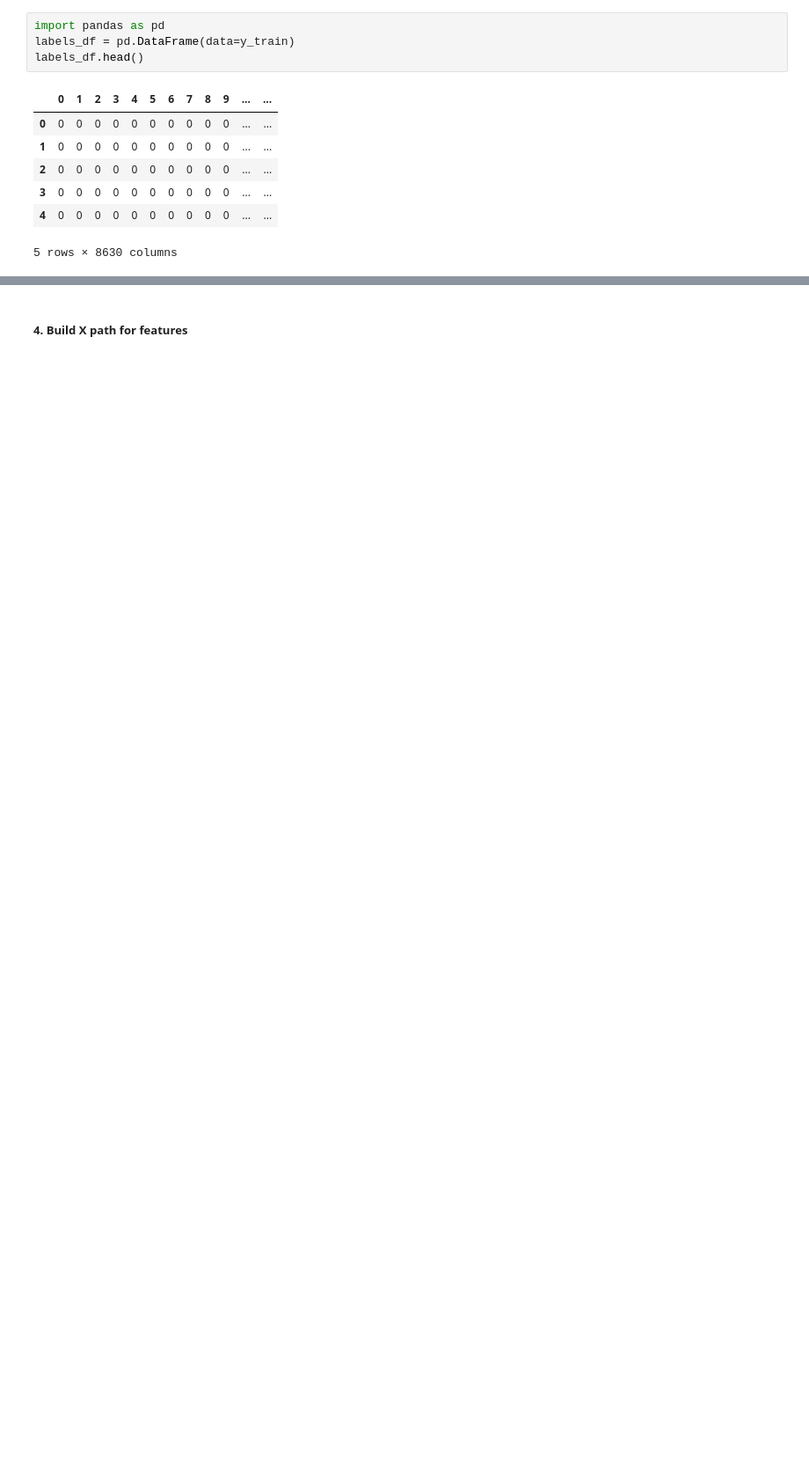
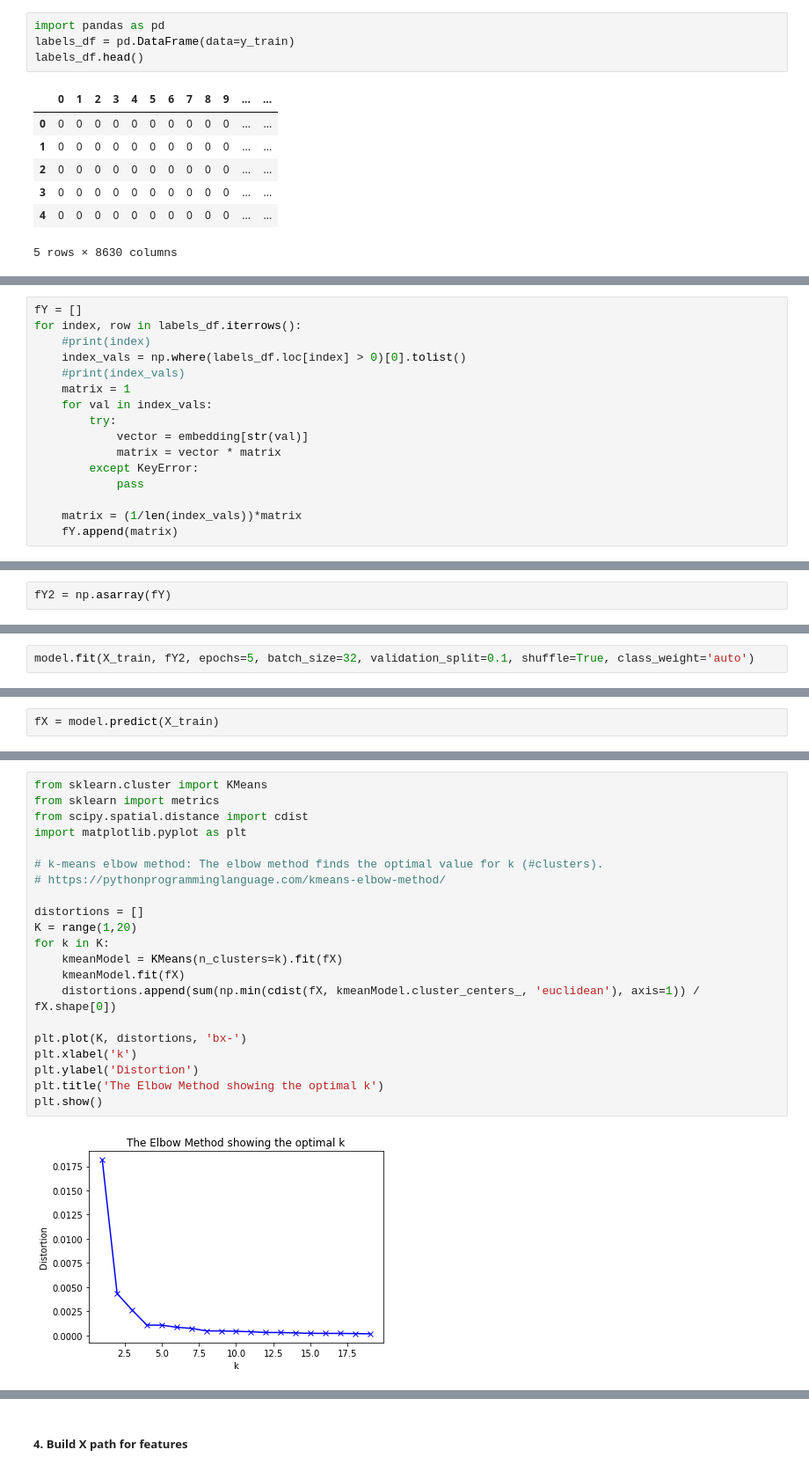
Before and after one commit to Smone5/XML_EHR_LABELS, a Jupyter notebook: XML_ML_Notebook.ipynb, the cells around one changed output, grey strips where cells are left out. Shown at 88% size. Saved outputs shown, nothing was run; the diff lists cells and outputs as text; blank space fills up the shorter version.

Commit message:
to_predict
Finally to prediction stage

```diff
--- a/XML_ML_Notebook.ipynb
+++ b/XML_ML_Notebook.ipynb
@@ -530,0 +344,16 @@ print (silhouette_score)
+# %%
+fY = []
+for index, row in labels_df.iterrows():
+    #print(index)
+    index_vals = np.where(labels_df.loc[index] > 0)[0].tolist()
+    #print(index_vals)
+    matrix = 1
+    for val in index_vals:
+        try:
+            vector = embedding[str(val)]
+            matrix = vector * matrix
+        except KeyError:
+            pass
+
+    matrix = (1/len(index_vals))*matrix
+    fY.append(matrix)
@@ -530,0 +414,2 @@ print (silhouette_score)
+# %%
+fY2 = np.asarray(fY)
@@ -530,0 +425,2 @@ print (silhouette_score)
+# %%
+model.fit(X_train, fY2, epochs=5, batch_size=32, validation_split=0.1, shuffle=True, class_weight='auto')
@@ -530,0 +440,2 @@ print (silhouette_score)
+# %%
+fX = model.predict(X_train)
@@ -530,0 +450,23 @@ print (silhouette_score)
+# %%
+from sklearn.cluster import KMeans
+from sklearn import metrics
+from scipy.spatial.distance import cdist
+import matplotlib.pyplot as plt
+
+# k-means elbow method: The elbow method finds the optimal value for k (#clusters).
+# https://pythonprogramminglanguage.com/kmeans-elbow-method/
+
+distortions = []
+K = range(1,20)
+for k in K:
+    kmeanModel = KMeans(n_clusters=k).fit(fX)
+    kmeanModel.fit(fX)
+    distortions.append(sum(np.min(cdist(fX, kmeanModel.cluster_centers_, 'euclidean'), axis=1)) / fX.shape[0])
+
+plt.plot(K, distortions, 'bx-')
+plt.xlabel('k')
+plt.ylabel('Distortion')
+plt.title('The Elbow Method showing the optimal k')
+plt.show()
+# %% [output]
+[figure, added]
```
Also changed, not shown: parts of 74 cells of this notebook, 5 other files.
